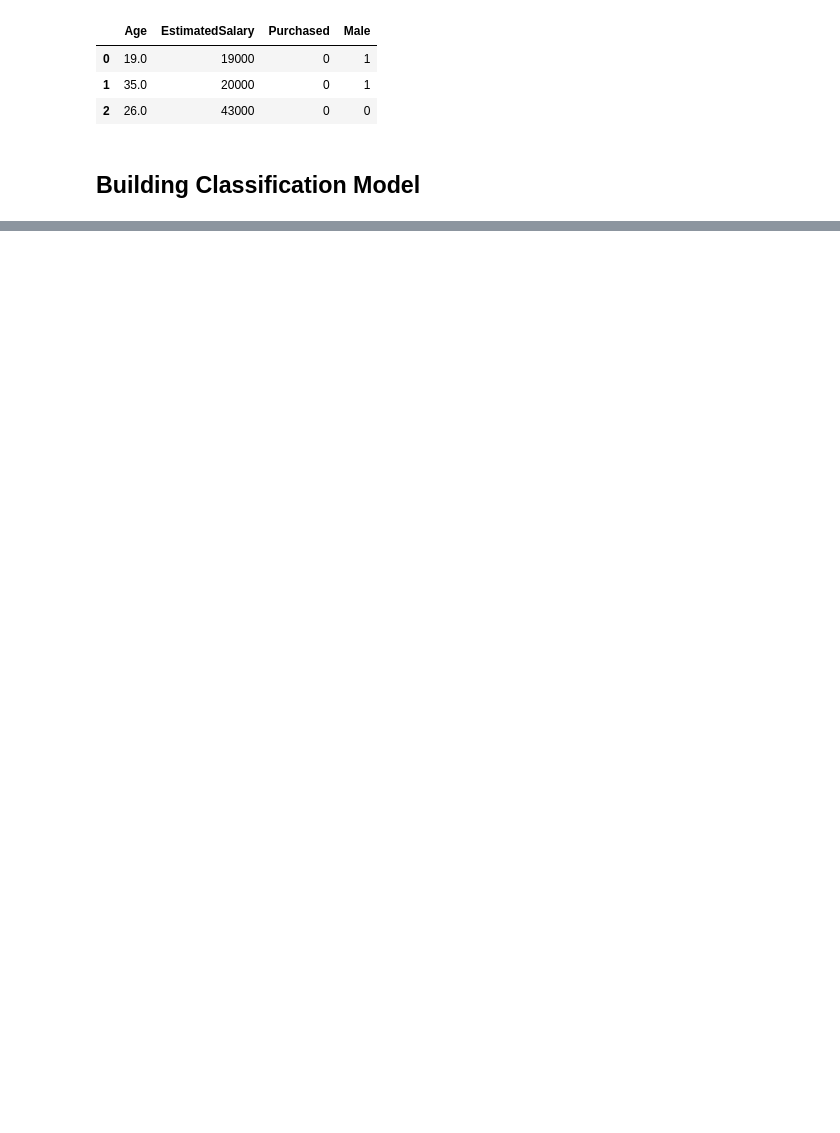
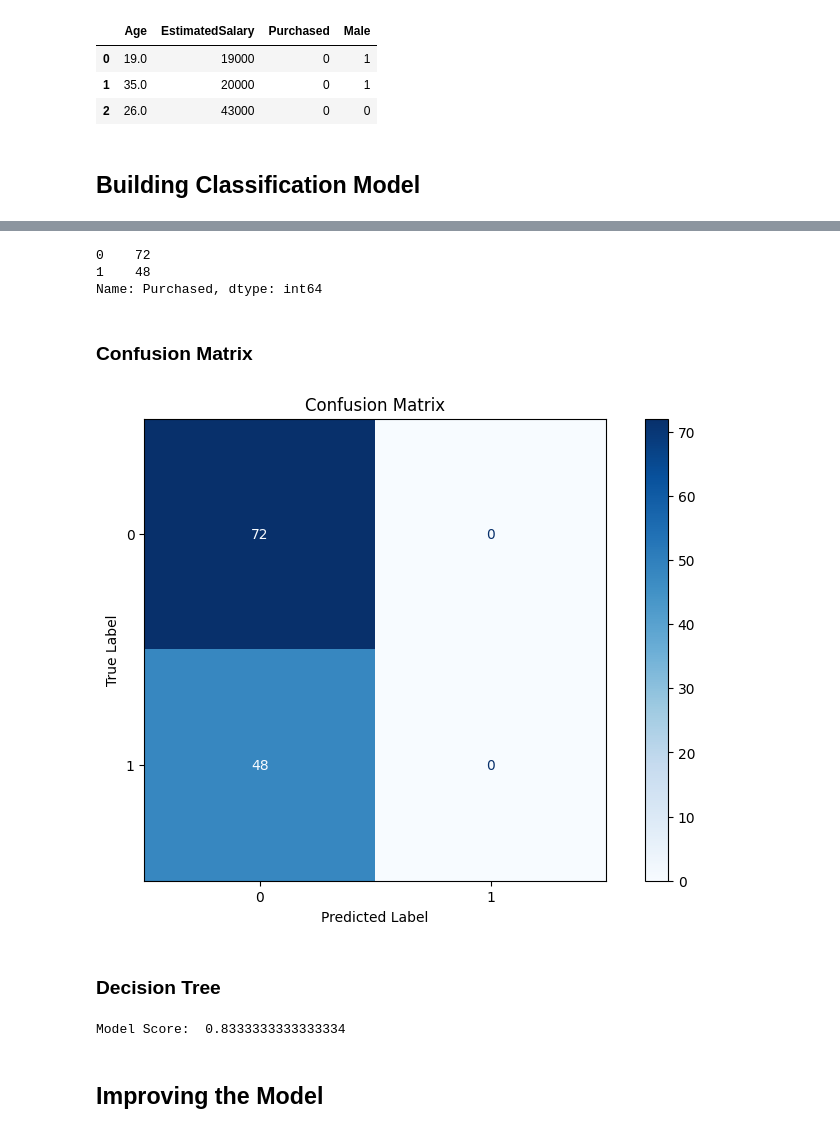
Before and after one commit to harunaOseni/suv-pj, a Jupyter notebook: suv_midterm_project.ipynb, the cells around one changed output, grey strips where cells are left out. Drawn from its saved outputs; the diff is of its cells as text; code cells hidden in the pictures; blank space fills up the shorter version.

Commit message:
stage: improving the model

```diff
--- a/suv_midterm_project.ipynb
+++ b/suv_midterm_project.ipynb
@@ -269,3 +269,11 @@ suv.head(3) # displaying the first three rows of the dataset
 | 2 | 26.0 | 43000 | 0 | 0 |
 # %% [markdown]
 ## Building Classification Model
+# %%
+# 1. let's define x (every column except for purchased) and y (purchased)
+X = suv.drop('Purchased', axis=1)
+y = suv['Purchased']
+# %%
+# 2. let's split the dataset into training and test sets
+
+X_train, X_test, y_train, y_test = train_test_split(X, y, test_size=0.3, random_state=1)
@@ -271,0 +295,4 @@ suv.head(3) # displaying the first three rows of the dataset
+# %%
+model = LogisticRegression(random_state=1) # creating an instance of the model
+# %%
+model.fit(X_train, y_train) # fitting the model on the training set
@@ -271,0 +321,22 @@ suv.head(3) # displaying the first three rows of the dataset
+# %%
+y_test.value_counts() # displaying the value counts of the test set
+# %% [output]
+0    72
+1    48
+Name: Purchased, dtype: int64
+# %% [markdown]
+### Confusion Matrix
+# %%
+# confusion matrix to see the accuracy of the model
+matrix = plot_confusion_matrix(model, X_test, y_test, cmap=plot.cm.Blues)
+matrix.ax_.set_title('Confusion Matrix', color='black')
+plt.xlabel('Predicted Label', color='black')
+plt.ylabel('True Label', color='black')
+plt.gcf().axes[0].tick_params(colors='black')
+plt.gcf().axes[1].tick_params(colors='black')
+plt.gcf().set_size_inches(10, 6)
+plt.show()
+# %% [output]
+[figure, added]
+# %% [markdown]
+### Decision Tree
@@ -271,0 +347,7 @@ suv.head(3) # displaying the first three rows of the dataset
+# %%
+model_2_score = model_2.score(X_test, y_test) # getting the model score
+print('Model Score: ', model_2_score) # displaying the model score
+# %% [output]
+Model Score:  0.8333333333333334
+# %% [markdown]
+## Improving the Model
```
Also changed, not shown: parts of 15 cells of this notebook.
